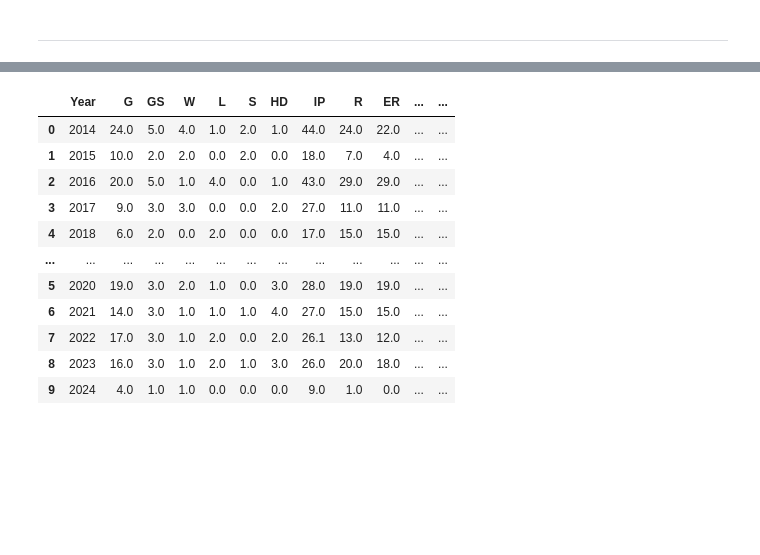
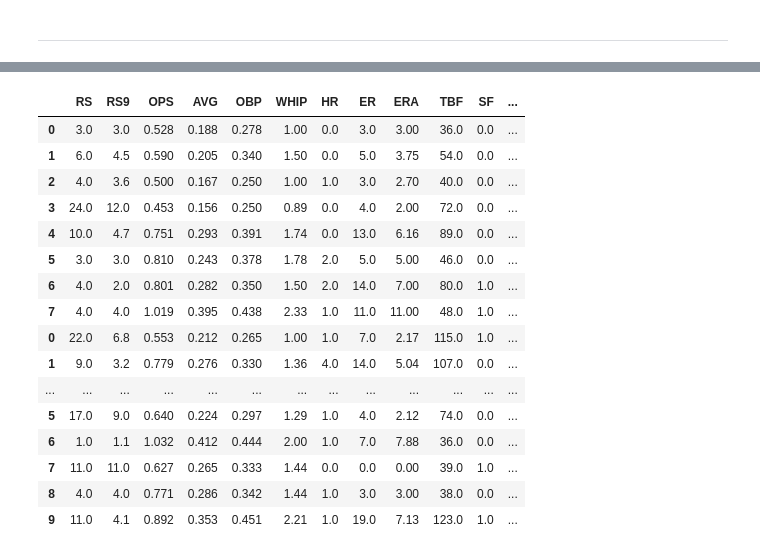
Before and after one commit to IAMKIMEUNSEO/predict2025_kbo_lgtwins_winning_rate, a Jupyter notebook: lgtwins.ipynb, the cells around one changed output, grey strips where cells are left out. Cells and saved outputs as stored; diff of their text form; code cells hidden in the pictures; blank space fills up the shorter version.

```diff
--- a/lgtwins.ipynb
+++ b/lgtwins.ipynb
@@ -242,9 +261,9 @@ team_columns = np.concatenate([np.repeat(team, 10) for team in teams])
 df_team['team'] = team_columns
 
 df_team_win = df_team[['Year', 'winning_rate', 'team']]
-df_team_win = df_team_win.pivot_table(index='team', columns='Year')
+df_team_win_pivot= df_team_win.pivot_table(index='team', columns='Year')
 
-df_team_win
+df_team_win_pivot
 # %% [output]
 |  | winning_rate |  |  |  |  |  |  |  |  |  |
 | Year | 2015 | 2016 | 2017 | 2018 | 2019 | 2020 | 2021 | 2022 | 2023 | 2024 |
@@ -280,0 +408,10 @@ IndexError: single positional indexer is out-of-bounds
+# %%
+team = {
+    'down': downCount,
+    'up': upCount
+}
+columns = ['down' ,'up']
+index = ['KT', 'NC', 'SSG', '기아', '두산', '롯데', '삼성', '키움', '한화']
+
+df_team_win_updown = pd.DataFrame(team, columns=columns, index=index)
+df_team_win_updown
@@ -285 +444,5 @@ IndexError: single positional indexer is out-of-bounds
+# %%
+selected_features.append('winning_rate')
+# %%
+selected_features.append('Year')
 # %% [markdown]
@@ -288,28 +451,28 @@ IndexError: single positional indexer is out-of-bounds
 options = webdriver.ChromeOptions()
 driver = webdriver.Chrome(service=Service(ChromeDriverManager().install()), options=options)
 
-team_list = [1, 2, 3, 6, 7, 9, 11, 12, 13]  #삼성, 기아, 롯데, 두산, 한화, SSG, 키움, 엔씨, KT
-df_team_thu_list = []    #전체 구단 데이터프레임 담을 리스트
+where_list = ['H', 'N'] #홈, 원정
+df_kia_thu_list = []    #홈, 원정 데이터프레임 담을 리스트
 
-for team in team_list:
-    url = 'https://statiz.sporki.com/stats/?m=team&m2=pitching&m3=situation1&so=s_year&ob=&year=2024&sy=2014&ey=2024&te=5002&po=&lt=10100&reg=&pe=&ds=&de=&we=2&hr=&ha&ct={}&st=&vp=&bo=&pt=&pp=&ii=&vc=&um=&oo=&rr=&sc=&bc=&ba=&li=&as=&ae=&pl=&gc=&lr=&pr=50&ph=&hs=&us=&na=&ls=&sf1=&sk1=&sv1=&sf2=&sk2=&sv2='.format(team)
+for where in where_list:
+    url = 'https://statiz.sporki.com/stats/?m=team&m2=pitching&m3=situation1&so=s_year&ob=&year=2024&sy=2015&ey=2024&te=5002&po=&lt=10100&reg=&pe=&ds=&de=&we=2&hr=&ha={}&ct=2&st=&vp=&bo=&pt=&pp=&ii=&vc=&um=&oo=&rr=&sc=&bc=&ba=&li=&as=&ae=&pl=&gc=&lr=&pr=50&ph=&hs=&us=&na=&ls=&sf1=&sk1=&sv1=&sf2=&sk2=&sv2='.format(where)
+
+    #페이지 열기
     driver.get(url)
 
+    #해당 클래스가 포함된 div가 나타날 때까지 대기 (최대 10초)
     try:
-        div = WebDriverWait(driver, 20).until(
+        div = WebDriverWait(driver, 10).until(
             EC.presence_of_element_located((By.CLASS_NAME, "table_type01"))
         )
         soup = BeautifulSoup(driver.page_source, 'html.parser')
         div_content = soup.find('div', class_='table_type01 transverse_scroll cbox')
 
-        print(team)
-        print(url)
-
         if div_content:
             first_table = div_content.find('table') #첫 번째 table 태그만 가져옴
 
         #헤더 추출
-        headers = [th.text.strip() for th in first_table.find_all('th')]
+        headers = [th.text.strip() for th in first_table.find_all("th")]
 
         #데이터프레임 컬럼을 만들기 위해 불필요한 헤더 삭제
         rm = ['Rank', 'Season', 'Year▲', '비율', 'Year']    #삭제할 헤더명
@@ -330,27 +493,33 @@ for team in team_list:
             rows.append(cells)
 
         for i in range(len(rows)):
-            rows[i] = rows[i][3:]   #불필요한 컬럼 삭제
+            rows[i] = rows[i][3:]   #불필요한 컬럼값 삭제
 
         df = pd.DataFrame(rows, columns=columns)    #데이터프레임 생성
-        df_team_thu_list.append(df) #생성한 데이터프레임 리스트에 추가
+        df_kia_thu_list.append(df)  #생성한 데이터프레임 리스트에 추가
 
     except Exception as e:
-        print("요소를 찾을 수 없음: ", e)
+        print("요소를 찾을 수 없음:", e)
 
+    #print(url)
 
-df_team_thu = pd.concat(df_team_thu_list)   #전체 데이터프레임 결합
+df_kia_thu = pd.concat(df_kia_thu_list) #3개의 데이터프레임(전체, 홈, 원정) 결합
 
 #컬럼 순서 변경: 헤더 가져올 때 순서가 변경됨
-col_list = list(df_team_thu.columns)
+col_list = list(df_kia_thu.columns)
 col_list[-5:] = ['WHIP', 'AVG', 'OBP', 'OPS', 'ERA']
-df_team_thu.columns = col_list
+df_kia_thu.columns = col_list
 
 #데이터타입 변경
-df_team_thu = df_team_thu.astype(float)
+df_kia_thu = df_kia_thu.astype(float)
 
 #연도 데이터 타입 정수형으로 변경
-df_team_thu.Year = df_team_thu.Year.astype(int)
+df_kia_thu.Year = df_kia_thu.Year.astype(int)
 
-df_team_thu
+#승률 데이터 추가
+df_kia_thu['winning_rate'] = (df_kia_thu['W'] / df_kia_thu['G'] *100).round(2)
+
+df_kia_thu = df_kia_thu[selected_features]
+
+df_kia_thu
 # %% [output]
@@ -375,12 +526,17 @@ https://statiz.sporki.com/stats/?m=team&m2=pitching&m3=situation1&so=s_year&ob=&
-|  | Year | G | GS | W | L | S | HD | IP | R | ER | ... | ... |
-| 0 | 2014 | 24.0 | 5.0 | 4.0 | 1.0 | 2.0 | 1.0 | 44.0 | 24.0 | 22.0 | ... | ... |
-| 1 | 2015 | 10.0 | 2.0 | 2.0 | 0.0 | 2.0 | 0.0 | 18.0 | 7.0 | 4.0 | ... | ... |
-| 2 | 2016 | 20.0 | 5.0 | 1.0 | 4.0 | 0.0 | 1.0 | 43.0 | 29.0 | 29.0 | ... | ... |
-| 3 | 2017 | 9.0 | 3.0 | 3.0 | 0.0 | 0.0 | 2.0 | 27.0 | 11.0 | 11.0 | ... | ... |
-| 4 | 2018 | 6.0 | 2.0 | 0.0 | 2.0 | 0.0 | 0.0 | 17.0 | 15.0 | 15.0 | ... | ... |
+|  | RS | RS9 | OPS | AVG | OBP | WHIP | HR | ER | ERA | TBF | SF | ... |
+| 0 | 3.0 | 3.0 | 0.528 | 0.188 | 0.278 | 1.00 | 0.0 | 3.0 | 3.00 | 36.0 | 0.0 | ... |
+| 1 | 6.0 | 4.5 | 0.590 | 0.205 | 0.340 | 1.50 | 0.0 | 5.0 | 3.75 | 54.0 | 0.0 | ... |
+| 2 | 4.0 | 3.6 | 0.500 | 0.167 | 0.250 | 1.00 | 1.0 | 3.0 | 2.70 | 40.0 | 0.0 | ... |
+| 3 | 24.0 | 12.0 | 0.453 | 0.156 | 0.250 | 0.89 | 0.0 | 4.0 | 2.00 | 72.0 | 0.0 | ... |
+| 4 | 10.0 | 4.7 | 0.751 | 0.293 | 0.391 | 1.74 | 0.0 | 13.0 | 6.16 | 89.0 | 0.0 | ... |
+| 5 | 3.0 | 3.0 | 0.810 | 0.243 | 0.378 | 1.78 | 2.0 | 5.0 | 5.00 | 46.0 | 0.0 | ... |
+| 6 | 4.0 | 2.0 | 0.801 | 0.282 | 0.350 | 1.50 | 2.0 | 14.0 | 7.00 | 80.0 | 1.0 | ... |
+| 7 | 4.0 | 4.0 | 1.019 | 0.395 | 0.438 | 2.33 | 1.0 | 11.0 | 11.00 | 48.0 | 1.0 | ... |
+| 0 | 22.0 | 6.8 | 0.553 | 0.212 | 0.265 | 1.00 | 1.0 | 7.0 | 2.17 | 115.0 | 1.0 | ... |
+| 1 | 9.0 | 3.2 | 0.779 | 0.276 | 0.330 | 1.36 | 4.0 | 14.0 | 5.04 | 107.0 | 0.0 | ... |
 | ... | ... | ... | ... | ... | ... | ... | ... | ... | ... | ... | ... | ... |
-| 5 | 2020 | 19.0 | 3.0 | 2.0 | 1.0 | 0.0 | 3.0 | 28.0 | 19.0 | 19.0 | ... | ... |
-| 6 | 2021 | 14.0 | 3.0 | 1.0 | 1.0 | 1.0 | 4.0 | 27.0 | 15.0 | 15.0 | ... | ... |
-| 7 | 2022 | 17.0 | 3.0 | 1.0 | 2.0 | 0.0 | 2.0 | 26.1 | 13.0 | 12.0 | ... | ... |
-| 8 | 2023 | 16.0 | 3.0 | 1.0 | 2.0 | 1.0 | 3.0 | 26.0 | 20.0 | 18.0 | ... | ... |
-| 9 | 2024 | 4.0 | 1.0 | 1.0 | 0.0 | 0.0 | 0.0 | 9.0 | 1.0 | 0.0 | ... | ... |
+| 5 | 17.0 | 9.0 | 0.640 | 0.224 | 0.297 | 1.29 | 1.0 | 4.0 | 2.12 | 74.0 | 0.0 | ... |
+| 6 | 1.0 | 1.1 | 1.032 | 0.412 | 0.444 | 2.00 | 1.0 | 7.0 | 7.88 | 36.0 | 0.0 | ... |
+| 7 | 11.0 | 11.0 | 0.627 | 0.265 | 0.333 | 1.44 | 0.0 | 0.0 | 0.00 | 39.0 | 1.0 | ... |
+| 8 | 4.0 | 4.0 | 0.771 | 0.286 | 0.342 | 1.44 | 1.0 | 3.0 | 3.00 | 38.0 | 0.0 | ... |
+| 9 | 11.0 | 4.1 | 0.892 | 0.353 | 0.451 | 2.21 | 1.0 | 19.0 | 7.13 | 123.0 | 1.0 | ... |
```
Also changed, not shown: parts of 27 cells of this notebook.
